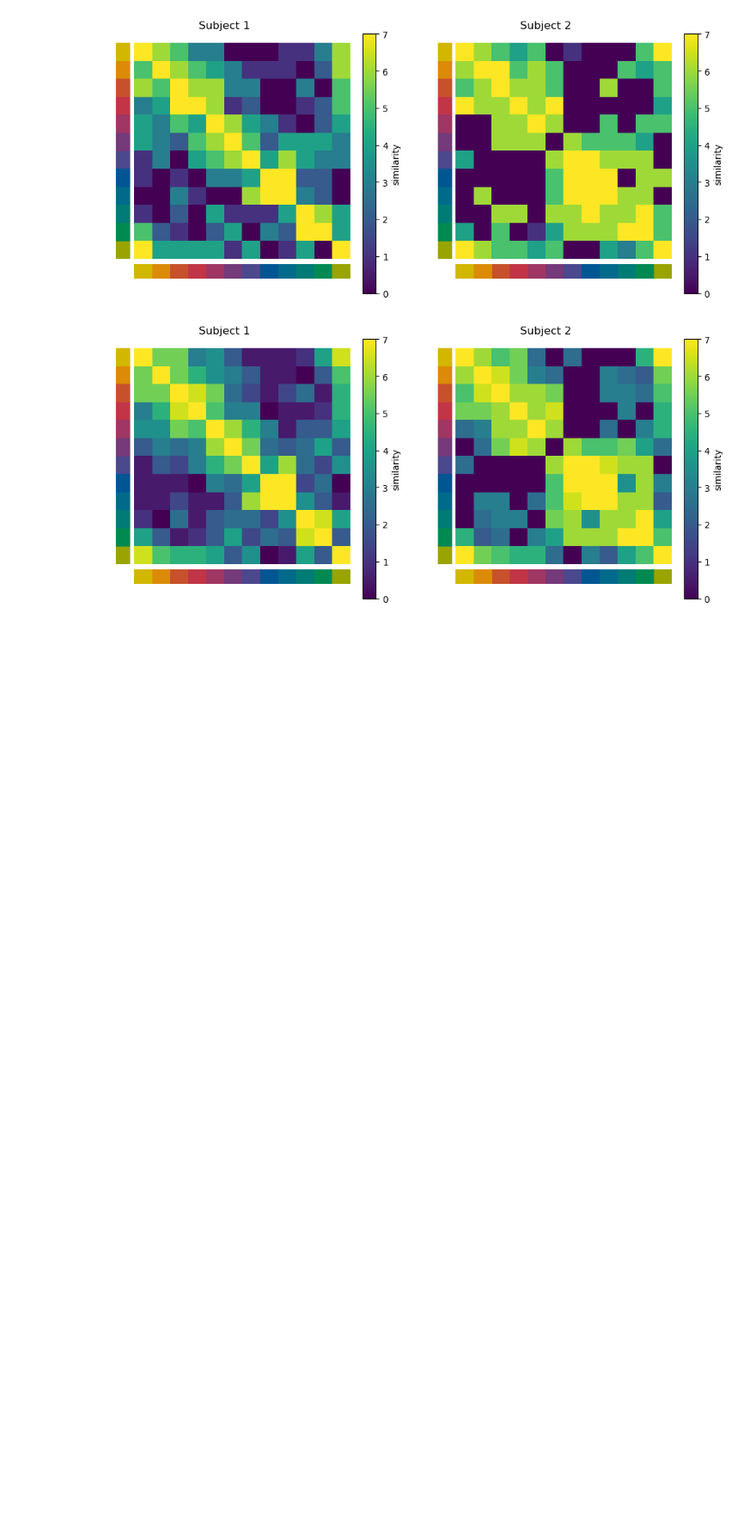
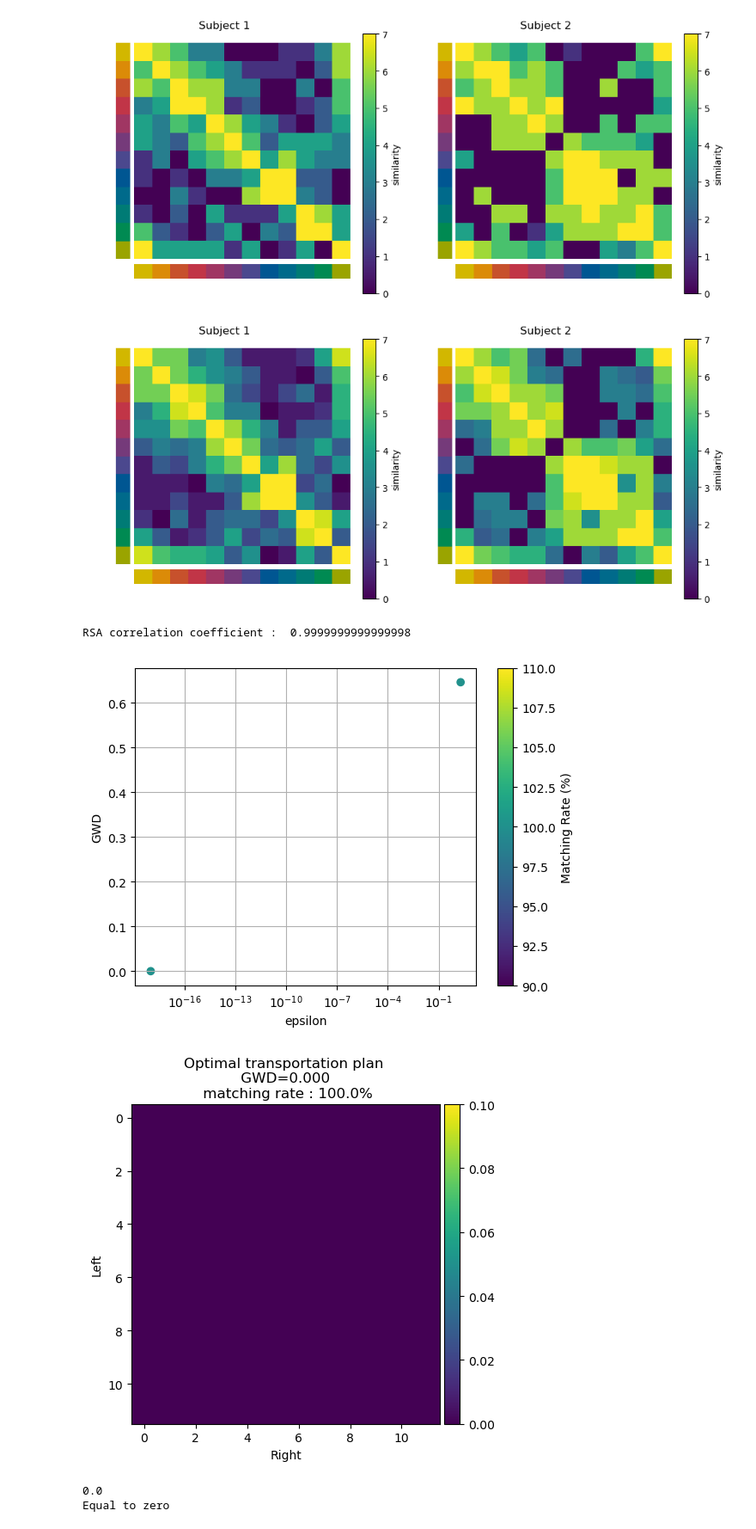
Before and after one commit to MtKana/GWOT_colorprefrencequalia, a Jupyter notebook: 20241214_SimilarityGWOT.ipynb, the cells around one changed output. Shown at 86% size. Saved outputs shown, nothing was run; the diff lists cells and outputs as text; code cells hidden in the pictures; blank space fills up the shorter version.

Commit message:
Check for the erroneous OT plan

```diff
--- a/20241214_SimilarityGWOT.ipynb
+++ b/20241214_SimilarityGWOT.ipynb
@@ -93,3 +93,16 @@ distance_matrix_2 = utilityFunctions.compute_color_similarity_distance_matrix(ma
 utilityFunctions.show_heatmaps(0, 7, matrices=[distance_matrix_1, distance_matrix_2], titles=['Subject 1', 'Subject 2'], cbar_label="similarity", color_labels=unique_colours)
 # %% [output]
 [figure]
+# %%
+RSA_corr = utilityFunctions.RSA(matrix_1, matrix_1)
+print('RSA correlation coefficient : ', RSA_corr)
+eps_range = [0.000000000000000001, 2]
+epsilons = np.logspace(np.log10(eps_range[0]), np.log10(eps_range[1]), 2)
+OT_plan_as, gwds_as, matching_rates_as = utilityFunctions.GWD_and_plot(matrix_1, matrix_1, epsilons)
+print(min(gwds_as))
+# %% [output]
+RSA correlation coefficient :  0.9999999999999998
+[figure, added]
+[figure, added]
+0.0
+Equal to zero
```
Also changed, not shown: parts of 4 cells of this notebook, 1 other file.
